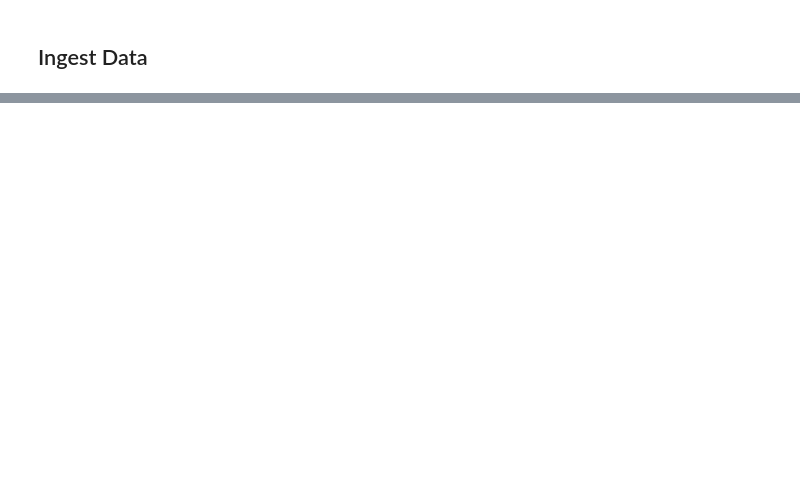
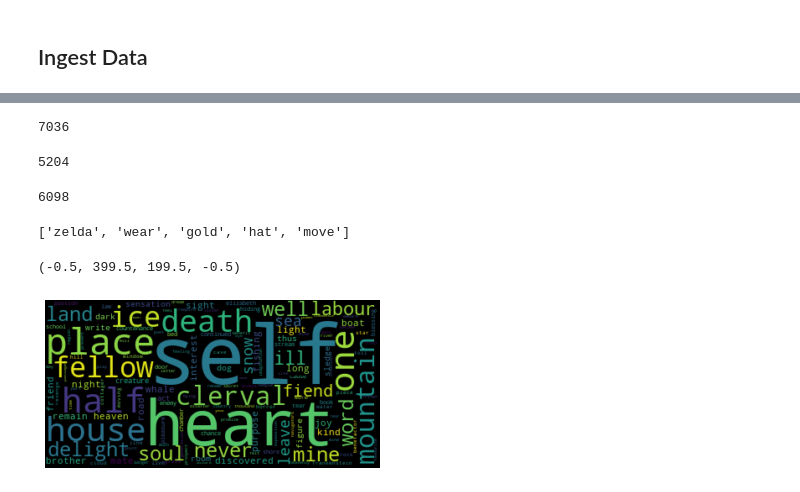
Before and after one commit to efoxcolgate/NLP-low-code, a Jupyter notebook: lowcode.ipynb, the cells around one changed output, grey strips where cells are left out. Drawn from its saved outputs; the diff is of its cells as text; code cells hidden in the pictures; blank space fills up the shorter version.

```diff
--- a/lowcode.ipynb
+++ b/lowcode.ipynb
@@ -17,0 +111,4 @@ Frankenstein-book   100%[===================>] 411.25K  --.-KB/s    in 0.03s
+# %%
+fran_count= frank_blob.word_counts.items()
+math_count=math_blob.word_counts.items()
+gg_count=gg_blob.word_counts.items()
@@ -17,0 +127,38 @@ Frankenstein-book   100%[===================>] 411.25K  --.-KB/s    in 0.03s
+# %%
+def remove_stop(words):
+  no_stop = []
+  for word in words:
+    if word[0] not in stop_words:
+      no_stop.append(word[0])
+  return no_stop
+# %%
+no_stop_fran= remove_stop(fran_count)
+no_stop_math= remove_stop(math_count)
+no_stop_gg= remove_stop(gg_count)
+# %%
+len(no_stop_fran)
+# %% [output]
+7036
+# %%
+len(no_stop_math)
+# %% [output]
+5204
+# %%
+len(no_stop_gg)
+# %% [output]
+6098
+# %%
+no_stop_fran[0:5]
+# %% [output]
+['zelda', 'wear', 'gold', 'hat', 'move']
+# %%
+from wordcloud import  WordCloud
+word_cloud_fran=str1 = ' '.join(no_stop_fran)
+wordcloudfran=WordCloud().generate(word_cloud_fran)
+# %%
+import matplotlib.pyplot as plt
+plt.imshow(wordcloudfran,interpolation='bilinear')
+plt.axis("off")
+# %% [output]
+(-0.5, 399.5, 199.5, -0.5)
+[figure, added]
```
Also changed, not shown: parts of 21 cells of this notebook.
